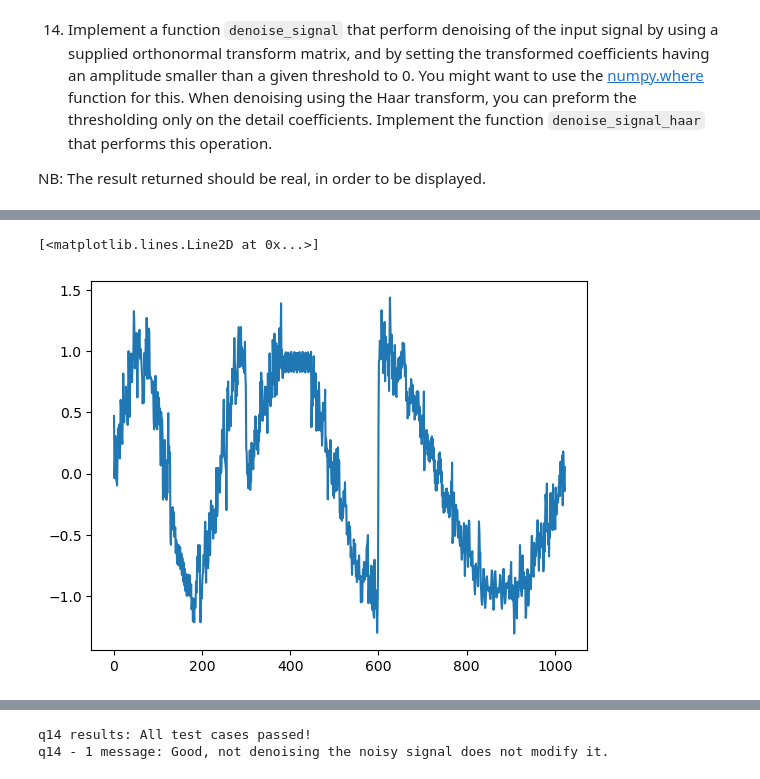
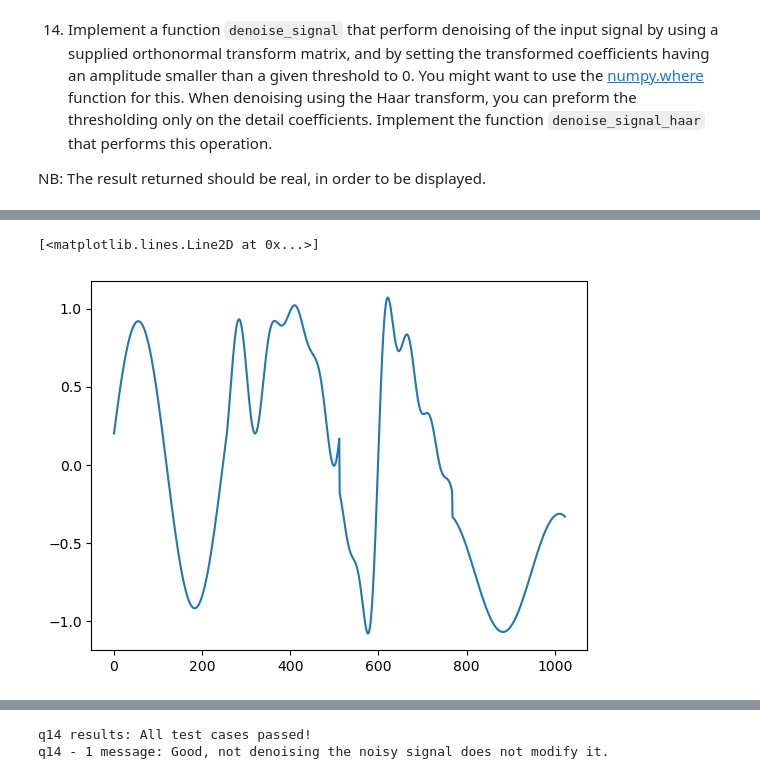
Before and after one commit to mike6942069420/matrix-analysis-2024, a Jupyter notebook: exercises/week2/Linear transforms.ipynb, the cells around one changed output, grey strips where cells are left out. Drawn from its saved outputs; the diff is of its cells as text; code cells hidden in the pictures.

```diff
--- a/exercises/week2/Linear transforms.ipynb
+++ b/exercises/week2/Linear transforms.ipynb
@@ -647,11 +644,11 @@ plt.plot(x1_denoised)
 # %%
 # Perform denoising with the block Fourier transform and display the result
 # Make sure you choose a good threshold and block size
-x2_denoised = denoise_signal(get_block_dft_matrix(1024, 64), wave_noisy, 0.32)
+x2_denoised = denoise_signal(get_block_dft_matrix(1024,256), wave_noisy, 0.85)
 plt.plot(x2_denoised)
 # %% [output]
 [<matplotlib.lines.Line2D at 0x...>]
-[figure, old version]
+[figure, new version]
 # %%
 # Perform denoising with the Haar transform and display the result
 # Make sure you choose a good threshold and an appropriate number of levels
```
Also changed, not shown: parts of 10 cells of this notebook.
